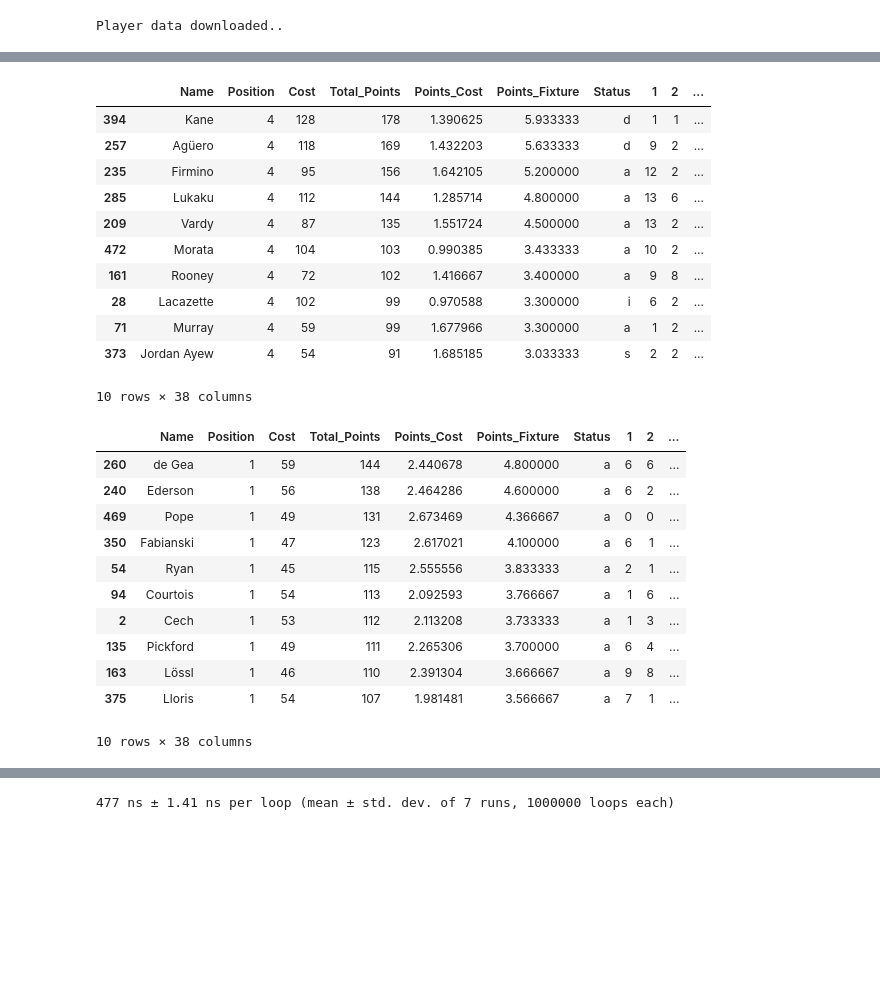
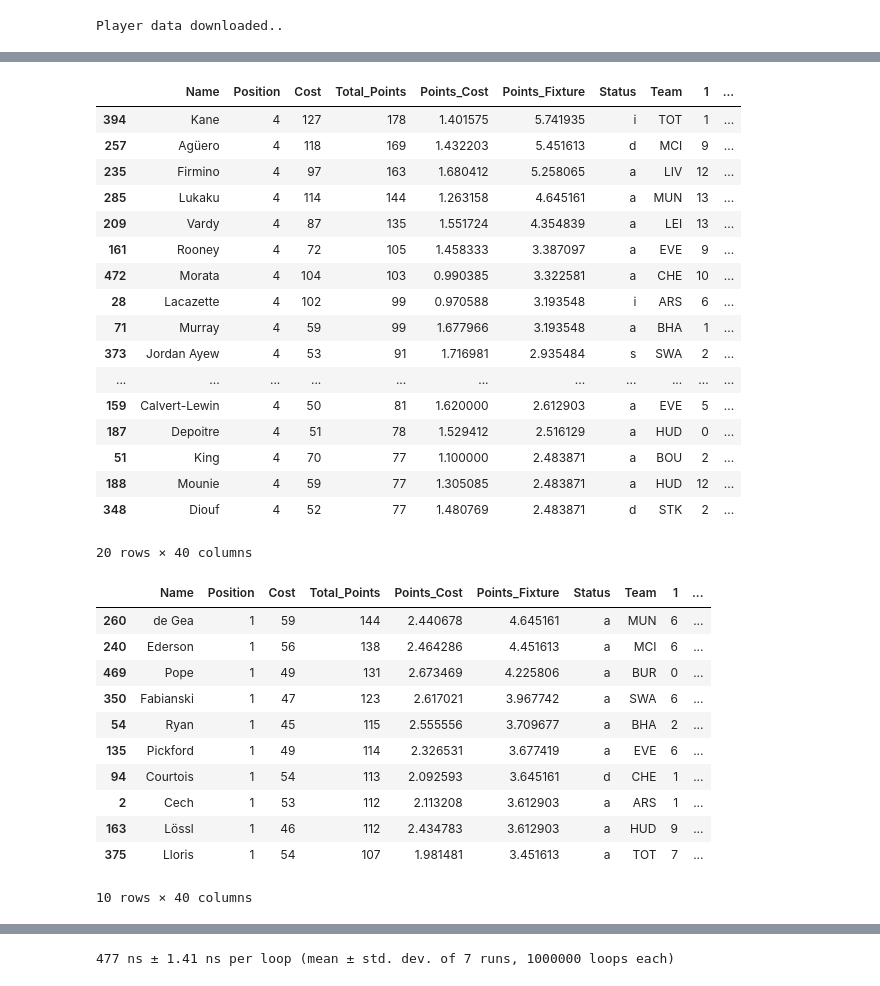
Before and after one commit to linkmic/fantasy, a Jupyter notebook: FPL fiddles.ipynb, the cells around one changed output, grey strips where cells are left out. Saved outputs shown, nothing was run; the diff lists cells and outputs as text; code cells hidden in the pictures; blank space fills up the shorter version.

```diff
--- a/FPL fiddles.ipynb
+++ b/FPL fiddles.ipynb
@@ -59,6 +59,11 @@ r  = requests.get(url)
 data = json.loads(r.text)
 
 all_players = data['elements']
+all_teams = data['teams']
+
+team_codes = {}
+for team in all_teams:
+    team_codes[int(team['code'])] = team['short_name']
 
 CE = data['current-event']
 NE = data['next-event']
@@ -68,11 +73,19 @@ player_dict = {}
 position_dict = {}
 cost_dict = {}
 status_dict = {}
+team_dict = {}
 for i in all_players:
     player_dict[i['id']] = i['web_name']
     position_dict[i['id']] = i['element_type']
     cost_dict[i['id']] = i['now_cost']
     status_dict[i['id']] = i['status']
+
+    # some players get transferred out of PL and have invalid teams
+    try:
+        team_dict[i['id']] = team_codes[i['team_code']]
+    except KeyError:
+        team_dict[i['id']] = ''
+        print("KeyError - player has invalid team: id %d, team code%d" % (i['id'], i['team_code']))
 
 
 # Download player history
@@ -93,8 +106,6 @@ for i in player_dict:
 
     history_dict[i] = points_seasons
 
-
-
     # Dataset with points for current season
     points_this = np.zeros((GW+1,), dtype=np.int)
     for game in history:
@@ -138,6 +173,6 @@ df[df['Name']=='Davies']
 # %%
 df1 = pd.DataFrame.from_dict(current_dict, orient='index')
-cols = list(range(1,GW+2))
+cols = list(range(1,NE+1))
 df1.columns = cols
 df1.head(5)
 # %% [output]
@@ -156,6 +191,7 @@ df1.insert(3, "Total_Points", df1[list(range(1,GW+2))].sum(axis=1))
 df1.insert(4, "Points_Cost", df1["Total_Points"]/df1["Cost"])
 df1.insert(5, "Points_Fixture", df1["Total_Points"]/GW)
 df1.insert(6, "Status", status_dict.values())
+df1.insert(7, "Team", team_dict.values())
 #df1 = df1.replace(0, np.NaN)
 df1 = df1.sort_values(['Position','Points_Cost'], axis=0, ascending=False)
 
@@ -182,37 +218,43 @@ df1.head(20)
 # %%
 #Attackers
 df1_attack = df1[df1['Position']==4]
-df1_attack.sort_values(['Points_Fixture', 'Cost'], axis=0, ascending=False).head(10)
+df1_attack.sort_values(['Points_Fixture', 'Cost'], axis=0, ascending=False).head(20)
 # %% [output]
-|  | Name | Position | Cost | Total_Points | Points_Cost | Points_Fixture | Status | 1 | 2 | ... |
-| 394 | Kane | 4 | 128 | 178 | 1.390625 | 5.933333 | d | 1 | 1 | ... |
-| 257 | Agüero | 4 | 118 | 169 | 1.432203 | 5.633333 | d | 9 | 2 | ... |
-| 235 | Firmino | 4 | 95 | 156 | 1.642105 | 5.200000 | a | 12 | 2 | ... |
-| 285 | Lukaku | 4 | 112 | 144 | 1.285714 | 4.800000 | a | 13 | 6 | ... |
-| 209 | Vardy | 4 | 87 | 135 | 1.551724 | 4.500000 | a | 13 | 2 | ... |
-| 472 | Morata | 4 | 104 | 103 | 0.990385 | 3.433333 | a | 10 | 2 | ... |
-| 161 | Rooney | 4 | 72 | 102 | 1.416667 | 3.400000 | a | 9 | 8 | ... |
-| 28 | Lacazette | 4 | 102 | 99 | 0.970588 | 3.300000 | i | 6 | 2 | ... |
-| 71 | Murray | 4 | 59 | 99 | 1.677966 | 3.300000 | a | 1 | 2 | ... |
-| 373 | Jordan Ayew | 4 | 54 | 91 | 1.685185 | 3.033333 | s | 2 | 2 | ... |
+|  | Name | Position | Cost | Total_Points | Points_Cost | Points_Fixture | Status | Team | 1 | ... |
+| 394 | Kane | 4 | 127 | 178 | 1.401575 | 5.741935 | i | TOT | 1 | ... |
+| 257 | Agüero | 4 | 118 | 169 | 1.432203 | 5.451613 | d | MCI | 9 | ... |
+| 235 | Firmino | 4 | 97 | 163 | 1.680412 | 5.258065 | a | LIV | 12 | ... |
+| 285 | Lukaku | 4 | 114 | 144 | 1.263158 | 4.645161 | a | MUN | 13 | ... |
+| 209 | Vardy | 4 | 87 | 135 | 1.551724 | 4.354839 | a | LEI | 13 | ... |
+| 161 | Rooney | 4 | 72 | 105 | 1.458333 | 3.387097 | a | EVE | 9 | ... |
+| 472 | Morata | 4 | 104 | 103 | 0.990385 | 3.322581 | a | CHE | 10 | ... |
+| 28 | Lacazette | 4 | 102 | 99 | 0.970588 | 3.193548 | i | ARS | 6 | ... |
+| 71 | Murray | 4 | 59 | 99 | 1.677966 | 3.193548 | a | BHA | 1 | ... |
+| 373 | Jordan Ayew | 4 | 53 | 91 | 1.716981 | 2.935484 | s | SWA | 2 | ... |
+| ... | ... | ... | ... | ... | ... | ... | ... | ... | ... | ... |
+| 159 | Calvert-Lewin | 4 | 50 | 81 | 1.620000 | 2.612903 | a | EVE | 5 | ... |
+| 187 | Depoitre | 4 | 51 | 78 | 1.529412 | 2.516129 | a | HUD | 0 | ... |
+| 51 | King | 4 | 70 | 77 | 1.100000 | 2.483871 | a | BOU | 2 | ... |
+| 188 | Mounie | 4 | 59 | 77 | 1.305085 | 2.483871 | a | HUD | 12 | ... |
+| 348 | Diouf | 4 | 52 | 77 | 1.480769 | 2.483871 | d | STK | 2 | ... |
-10 rows × 38 columns
+20 rows × 40 columns
 # %%
 #Goalies
 df1_gk = df1[df1['Position']==1]
 df1_gk.sort_values(['Points_Fixture', 'Cost'], axis=0, ascending=False).head(10)
 # %% [output]
-|  | Name | Position | Cost | Total_Points | Points_Cost | Points_Fixture | Status | 1 | 2 | ... |
-| 260 | de Gea | 1 | 59 | 144 | 2.440678 | 4.800000 | a | 6 | 6 | ... |
-| 240 | Ederson | 1 | 56 | 138 | 2.464286 | 4.600000 | a | 6 | 2 | ... |
-| 469 | Pope | 1 | 49 | 131 | 2.673469 | 4.366667 | a | 0 | 0 | ... |
-| 350 | Fabianski | 1 | 47 | 123 | 2.617021 | 4.100000 | a | 6 | 1 | ... |
-| 54 | Ryan | 1 | 45 | 115 | 2.555556 | 3.833333 | a | 2 | 1 | ... |
-| 94 | Courtois | 1 | 54 | 113 | 2.092593 | 3.766667 | a | 1 | 6 | ... |
-| 2 | Cech | 1 | 53 | 112 | 2.113208 | 3.733333 | a | 1 | 3 | ... |
-| 135 | Pickford | 1 | 49 | 111 | 2.265306 | 3.700000 | a | 6 | 4 | ... |
-| 163 | Lössl | 1 | 46 | 110 | 2.391304 | 3.666667 | a | 9 | 8 | ... |
-| 375 | Lloris | 1 | 54 | 107 | 1.981481 | 3.566667 | a | 7 | 1 | ... |
+|  | Name | Position | Cost | Total_Points | Points_Cost | Points_Fixture | Status | Team | 1 | ... |
+| 260 | de Gea | 1 | 59 | 144 | 2.440678 | 4.645161 | a | MUN | 6 | ... |
+| 240 | Ederson | 1 | 56 | 138 | 2.464286 | 4.451613 | a | MCI | 6 | ... |
+| 469 | Pope | 1 | 49 | 131 | 2.673469 | 4.225806 | a | BUR | 0 | ... |
+| 350 | Fabianski | 1 | 47 | 123 | 2.617021 | 3.967742 | a | SWA | 6 | ... |
+| 54 | Ryan | 1 | 45 | 115 | 2.555556 | 3.709677 | a | BHA | 2 | ... |
+| 135 | Pickford | 1 | 49 | 114 | 2.326531 | 3.677419 | a | EVE | 6 | ... |
+| 94 | Courtois | 1 | 54 | 113 | 2.092593 | 3.645161 | d | CHE | 1 | ... |
+| 2 | Cech | 1 | 53 | 112 | 2.113208 | 3.612903 | a | ARS | 1 | ... |
+| 163 | Lössl | 1 | 46 | 112 | 2.434783 | 3.612903 | a | HUD | 9 | ... |
+| 375 | Lloris | 1 | 54 | 107 | 1.981481 | 3.451613 | a | TOT | 7 | ... |
-10 rows × 38 columns
+10 rows × 40 columns
 # %%
 #Defs
 df1_def = df1[df1['Position']==2]
```
Also changed, not shown: parts of 14 cells of this notebook.
